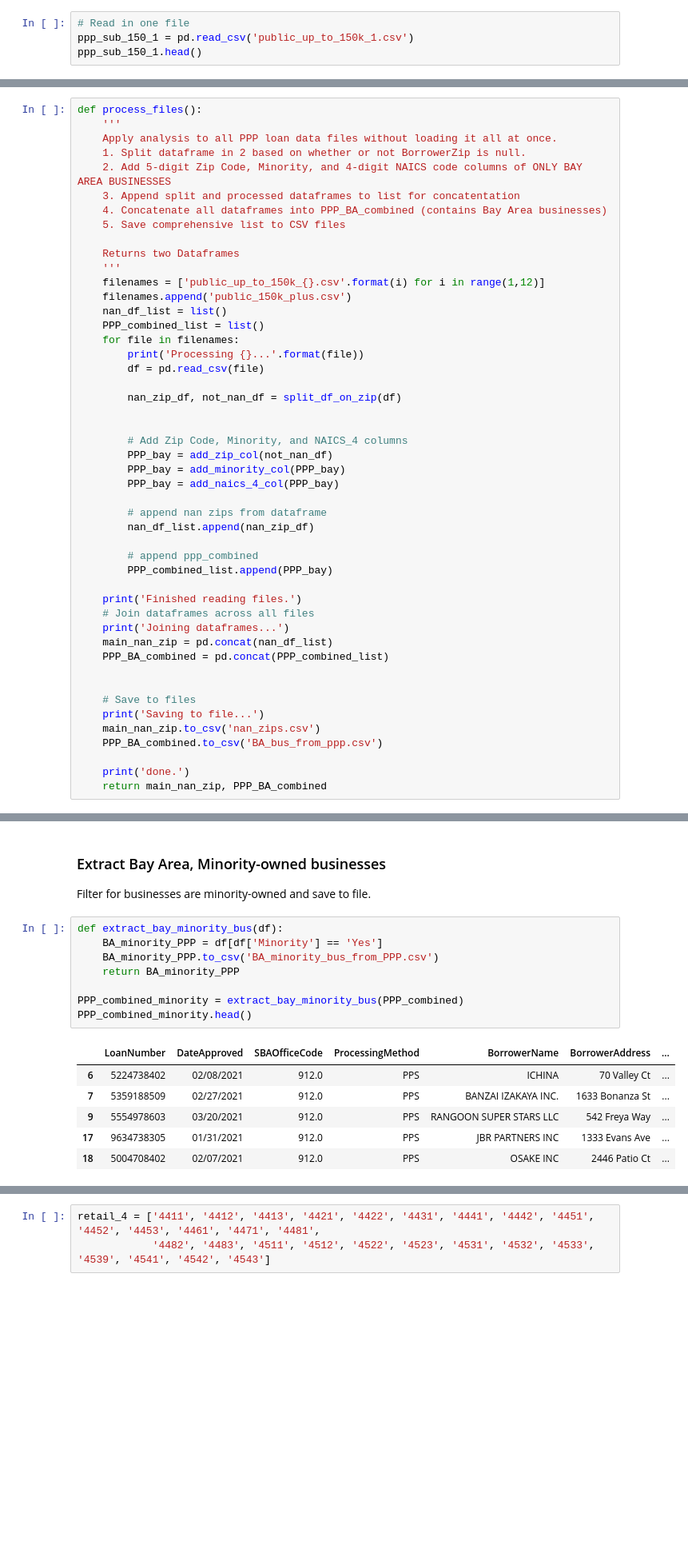
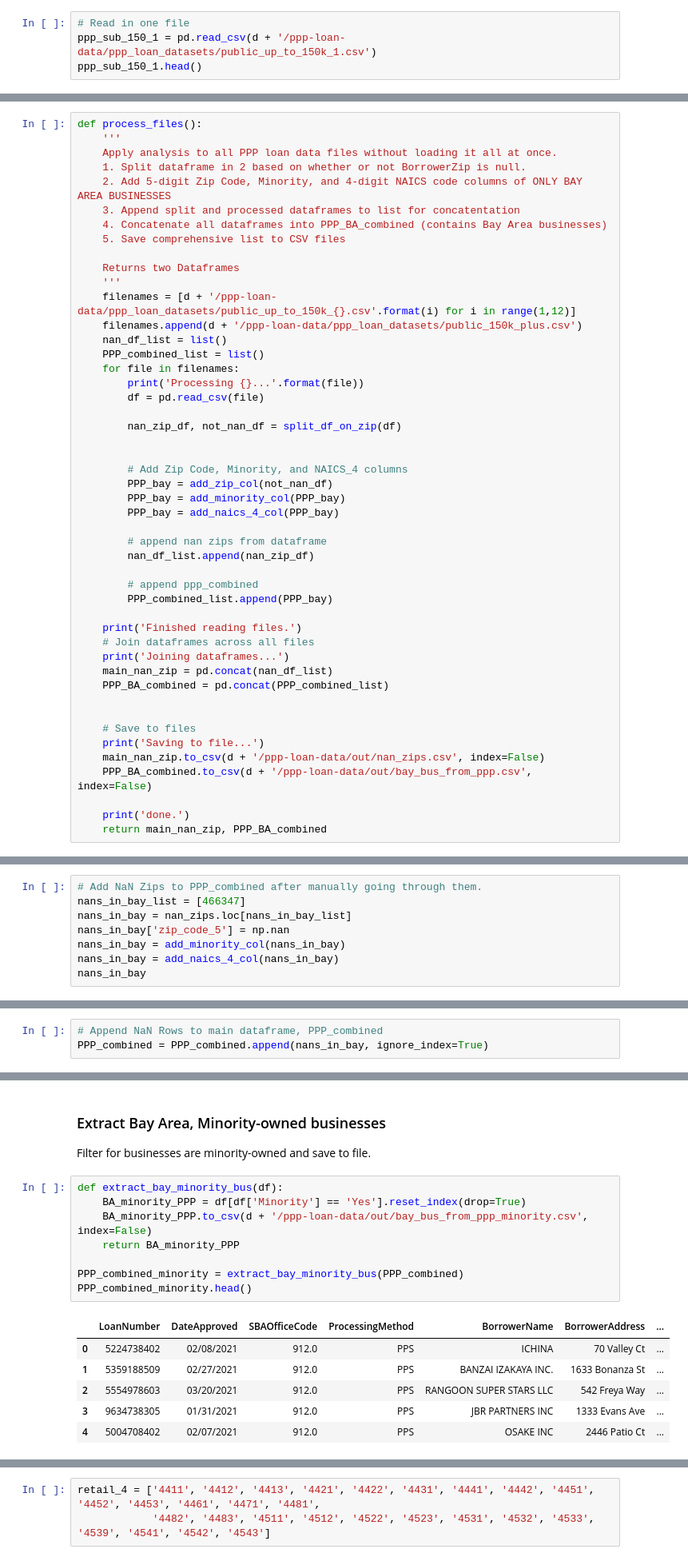
Before and after one commit to trang-van/afn, a Jupyter notebook: ppp-loan-data/notebooks/ppp_loan_data_bay_area.ipynb, the cells around one changed output, grey strips where cells are left out. Shown at 80% size. Drawn from its saved outputs; the diff is of its cells as text; blank space fills up the shorter version.

Commit message:
added nan rows to PPP data

```diff
--- a/ppp-loan-data/notebooks/ppp_loan_data_bay_area.ipynb
+++ b/ppp-loan-data/notebooks/ppp_loan_data_bay_area.ipynb
@@ -57,7 +67,7 @@ Used `public_up_to_150k_1.csv` to:
 - Apply analysis to all files to make `PPP_combined`
 # %%
 # Read in one file
-ppp_sub_150_1 = pd.read_csv('public_up_to_150k_1.csv')
+ppp_sub_150_1 = pd.read_csv(d + '/ppp-loan-data/ppp_loan_datasets/public_up_to_150k_1.csv')
 ppp_sub_150_1.head()
 # %% [output]
 |  | LoanNumber | DateApproved | SBAOfficeCode | ProcessingMethod | BorrowerName | BorrowerAddress | ... |
@@ -349,8 +359,8 @@ def process_files():
 
     Returns two Dataframes
     '''
-    filenames = ['public_up_to_150k_{}.csv'.format(i) for i in range(1,12)]
-    filenames.append('public_150k_plus.csv')
+    filenames = [d + '/ppp-loan-data/ppp_loan_datasets/public_up_to_150k_{}.csv'.format(i) for i in range(1,12)]
+    filenames.append(d + '/ppp-loan-data/ppp_loan_datasets/public_150k_plus.csv')
     nan_df_list = list()
     PPP_combined_list = list()
     for file in filenames:
@@ -380,8 +390,8 @@ def process_files():
 
     # Save to files
     print('Saving to file...')
-    main_nan_zip.to_csv('nan_zips.csv')
-    PPP_BA_combined.to_csv('BA_bus_from_ppp.csv')
+    main_nan_zip.to_csv(d + '/ppp-loan-data/out/nan_zips.csv', index=False)
+    PPP_BA_combined.to_csv(d + '/ppp-loan-data/out/bay_bus_from_ppp.csv', index=False)
 
     print('done.')
     return main_nan_zip, PPP_BA_combined
@@ -506,0 +513,8 @@ len(nan_zips)
+# %%
+# Add NaN Zips to PPP_combined after manually going through them.
+nans_in_bay_list = [466347]
+nans_in_bay = nan_zips.loc[nans_in_bay_list]
+nans_in_bay['zip_code_5'] = np.nan
+nans_in_bay = add_minority_col(nans_in_bay)
+nans_in_bay = add_naics_4_col(nans_in_bay)
+nans_in_bay
@@ -507,3 +525,6 @@ len(nan_zips)
+# %%
+# Append NaN Rows to main dataframe, PPP_combined
+PPP_combined = PPP_combined.append(nans_in_bay, ignore_index=True)
 # %%
 PPP_combined.head()
 # %% [output]
@@ -520,17 +541,17 @@ PPP_combined.head()
 Filter for businesses are minority-owned and save to file.
 # %%
 def extract_bay_minority_bus(df):
-    BA_minority_PPP = df[df['Minority'] == 'Yes']
-    BA_minority_PPP.to_csv('BA_minority_bus_from_PPP.csv')
+    BA_minority_PPP = df[df['Minority'] == 'Yes'].reset_index(drop=True)
+    BA_minority_PPP.to_csv(d + '/ppp-loan-data/out/bay_bus_from_ppp_minority.csv', index=False)
     return BA_minority_PPP
 
 PPP_combined_minority = extract_bay_minority_bus(PPP_combined)
 PPP_combined_minority.head()
 # %% [output]
 |  | LoanNumber | DateApproved | SBAOfficeCode | ProcessingMethod | BorrowerName | BorrowerAddress | ... |
-| 6 | 5224738402 | 02/08/2021 | 912.0 | PPS | ICHINA | 70 Valley Ct | ... |
-| 7 | 5359188509 | 02/27/2021 | 912.0 | PPS | BANZAI IZAKAYA INC. | 1633 Bonanza St | ... |
-| 9 | 5554978603 | 03/20/2021 | 912.0 | PPS | RANGOON SUPER STARS LLC | 542 Freya Way | ... |
-| 17 | 9634738305 | 01/31/2021 | 912.0 | PPS | JBR PARTNERS INC | 1333 Evans Ave | ... |
-| 18 | 5004708402 | 02/07/2021 | 912.0 | PPS | OSAKE INC | 2446 Patio Ct | ... |
+| 0 | 5224738402 | 02/08/2021 | 912.0 | PPS | ICHINA | 70 Valley Ct | ... |
+| 1 | 5359188509 | 02/27/2021 | 912.0 | PPS | BANZAI IZAKAYA INC. | 1633 Bonanza St | ... |
+| 2 | 5554978603 | 03/20/2021 | 912.0 | PPS | RANGOON SUPER STARS LLC | 542 Freya Way | ... |
+| 3 | 9634738305 | 01/31/2021 | 912.0 | PPS | JBR PARTNERS INC | 1333 Evans Ave | ... |
+| 4 | 5004708402 | 02/07/2021 | 912.0 | PPS | OSAKE INC | 2446 Patio Ct | ... |
 5 rows × 58 columns
```
Also changed, not shown: parts of 9 cells of this notebook, 2 other files.
